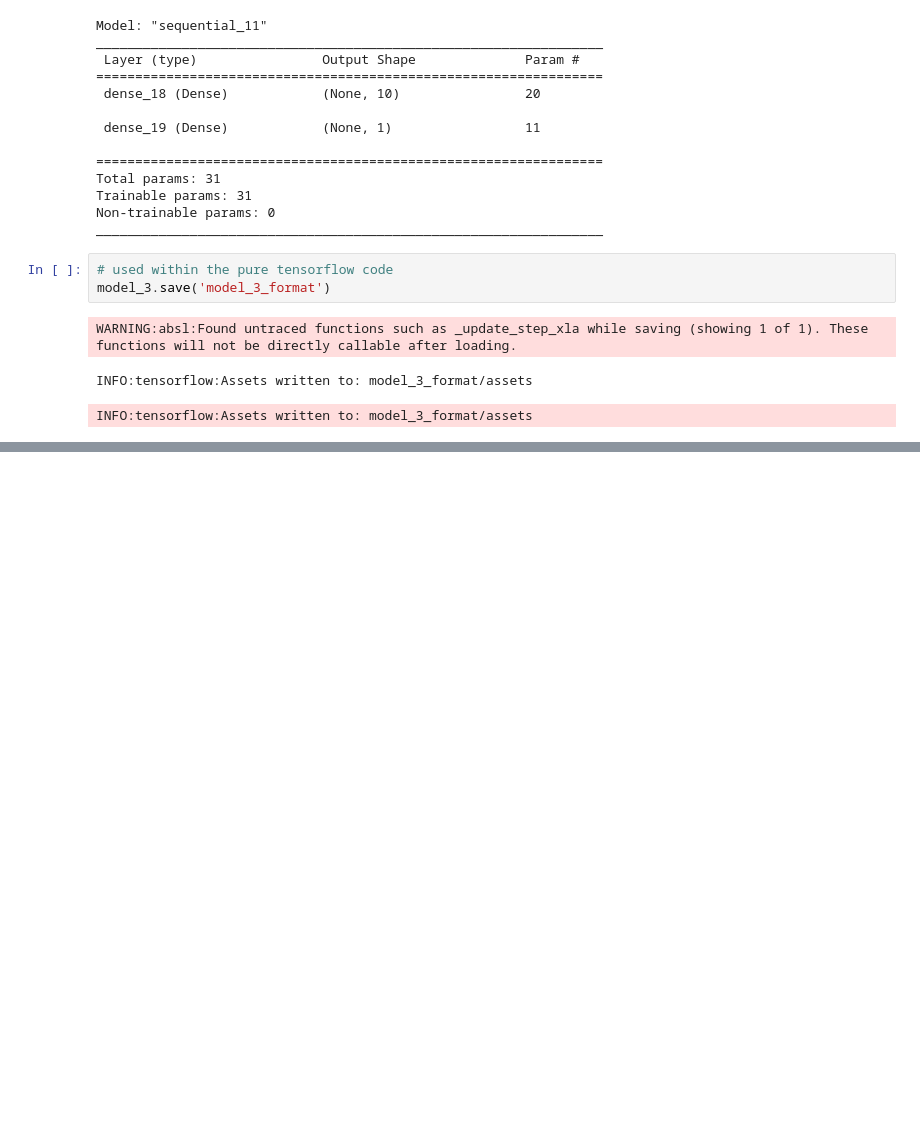
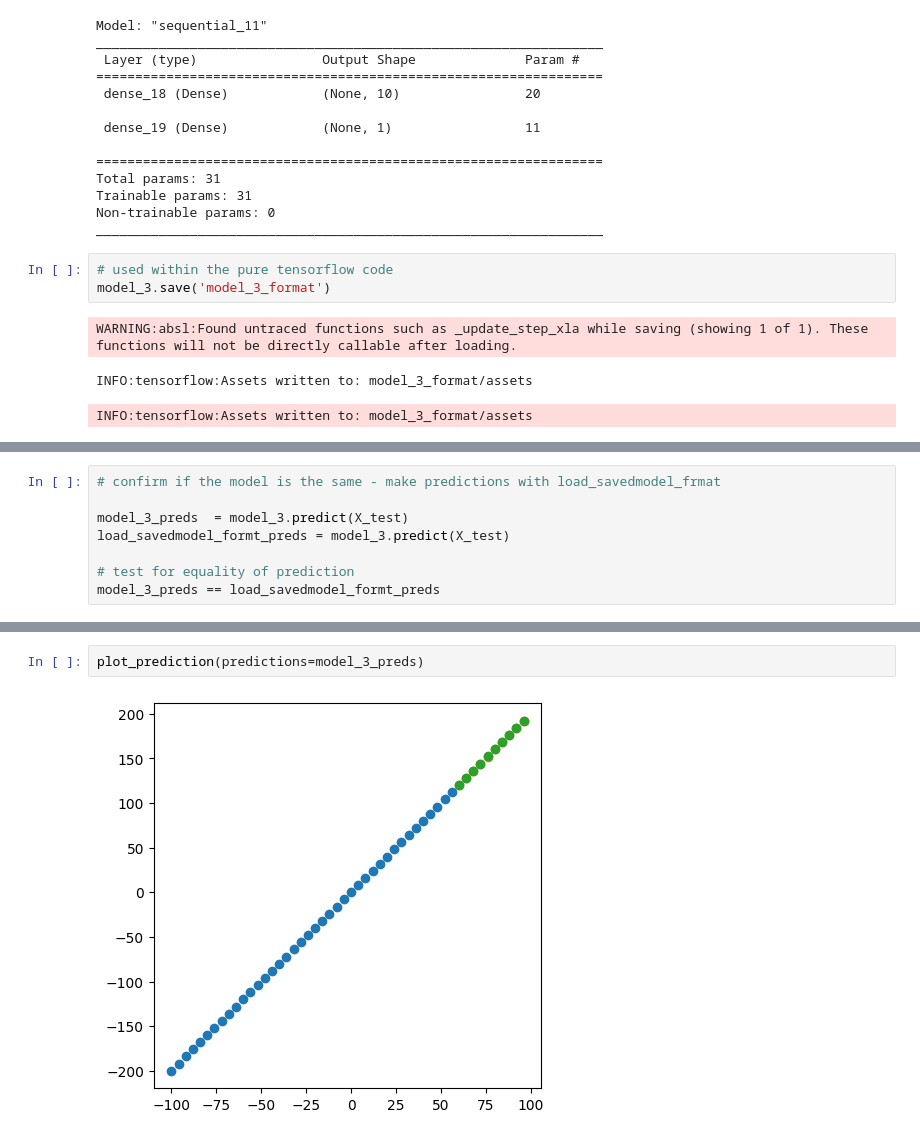
Before and after one commit to machiobrian/Night, a Jupyter notebook: reg_models.ipynb, the cells around one changed output, grey strips where cells are left out. Saved outputs shown, nothing was run; the diff lists cells and outputs as text; blank space fills up the shorter version.

```diff
--- a/reg_models.ipynb
+++ b/reg_models.ipynb
@@ -596,0 +616,8 @@ model_3.save("model_3_hdf5_format.h5") - just a single file
+# %%
+# confirm if the model is the same - make predictions with load_savedmodel_frmat
+
+model_3_preds  = model_3.predict(X_test)
+load_savedmodel_formt_preds = model_3.predict(X_test)
+
+# test for equality of prediction
+model_3_preds == load_savedmodel_formt_preds
@@ -596,0 +637,4 @@ model_3.save("model_3_hdf5_format.h5") - just a single file
+# %%
+plot_prediction(predictions=model_3_preds)
+# %% [output]
+[figure, added]
```
Also changed, not shown: parts of 7 cells of this notebook, 3 other files.
